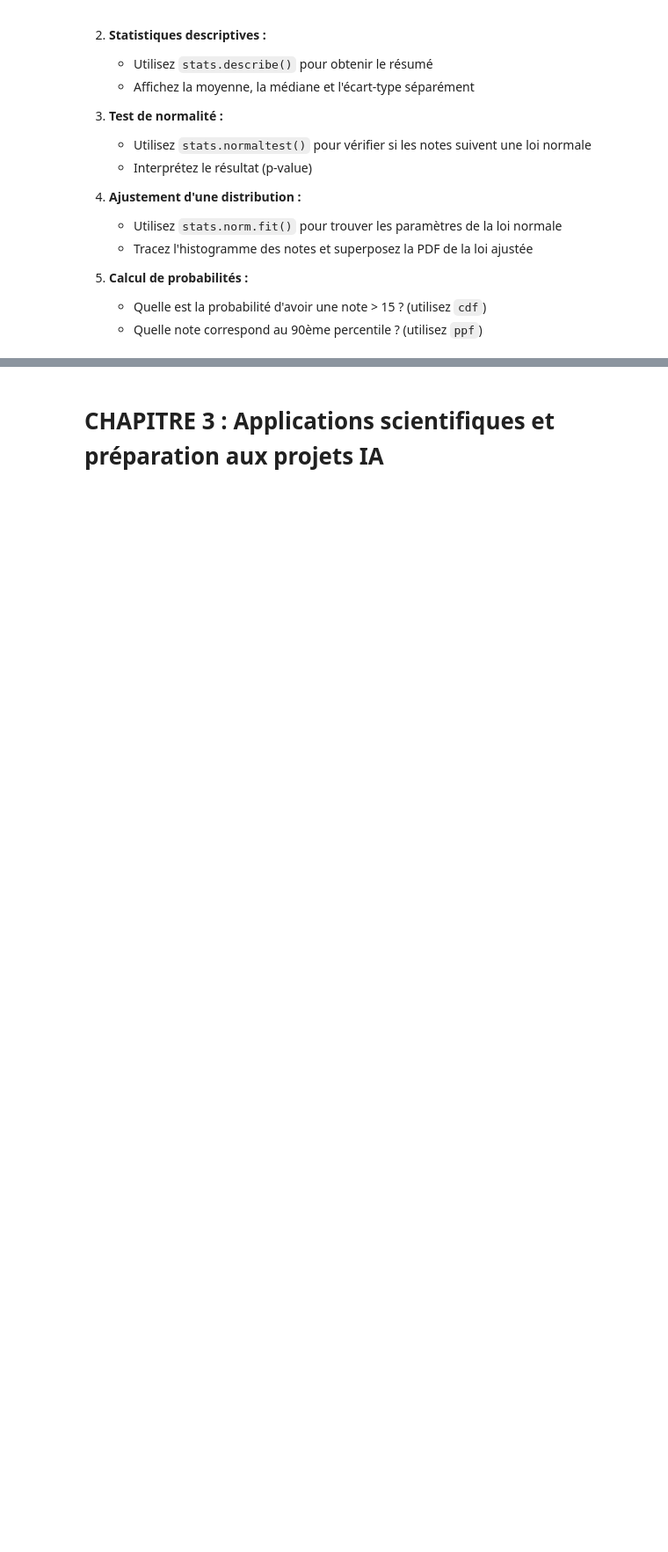
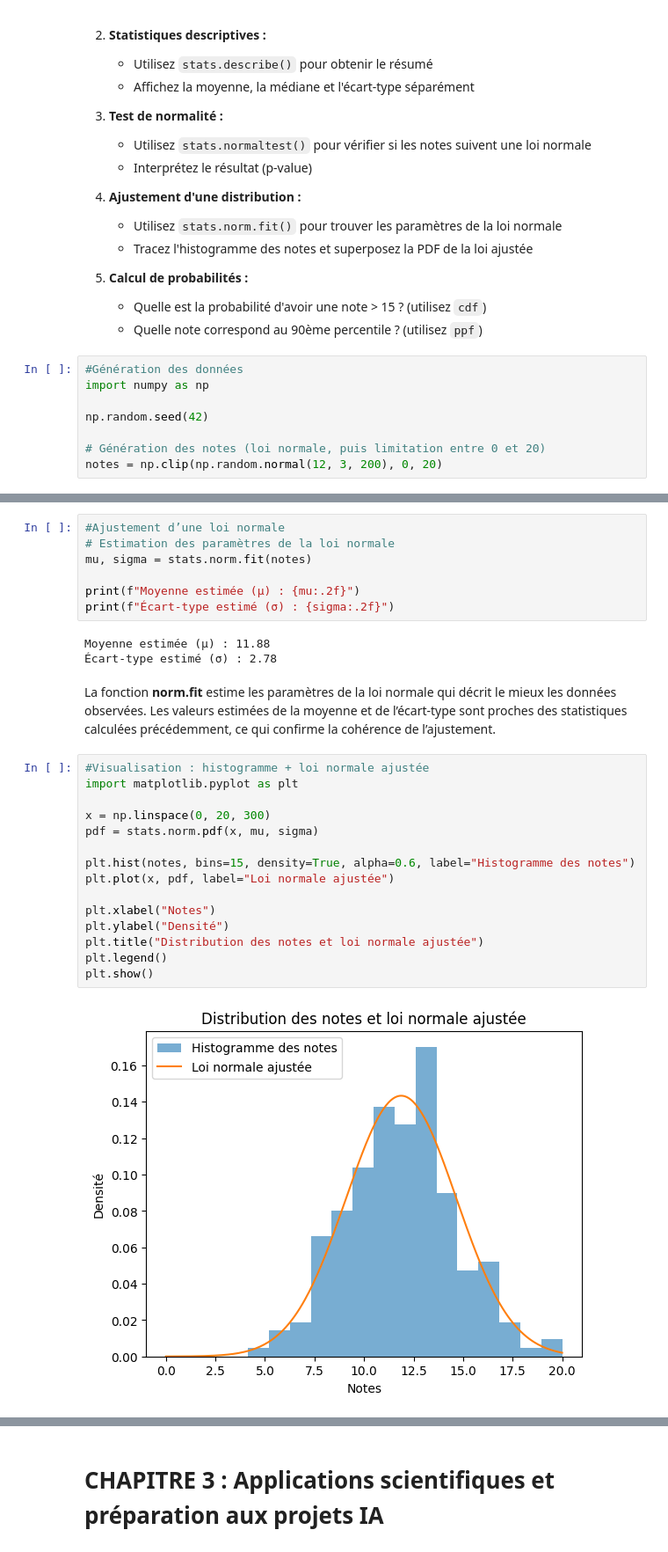
Before and after one commit to USMS-FPK-IA-GI-2025/controle-01-numpy-and-matplotlib-iris-Laylaouyoussef68, a Jupyter notebook: exercices/exercices-pratiques-scipy.ipynb, the cells around one changed output, grey strips where cells are left out. Shown at 88% size. Saved outputs shown, nothing was run; the diff lists cells and outputs as text; blank space fills up the shorter version.

```diff
--- a/exercices/exercices-pratiques-scipy.ipynb
+++ b/exercices/exercices-pratiques-scipy.ipynb
@@ -744,3 +857,11 @@ Vous analysez les résultats d'un examen passé par 200 étudiants.
 5. **Calcul de probabilités :**
    - Quelle est la probabilité d'avoir une note > 15 ? (utilisez `cdf`)
    - Quelle note correspond au 90ème percentile ? (utilisez `ppf`)
+# %%
+#Génération des données
+import numpy as np
+
+np.random.seed(42)
+
+# Génération des notes (loi normale, puis limitation entre 0 et 20)
+notes = np.clip(np.random.normal(12, 3, 200), 0, 20)
@@ -746,0 +928,29 @@ Vous analysez les résultats d'un examen passé par 200 étudiants.
+# %%
+#Ajustement d’une loi normale
+# Estimation des paramètres de la loi normale
+mu, sigma = stats.norm.fit(notes)
+
+print(f"Moyenne estimée (μ) : {mu:.2f}")
+print(f"Écart-type estimé (σ) : {sigma:.2f}")
+# %% [output]
+Moyenne estimée (μ) : 11.88
+Écart-type estimé (σ) : 2.78
+# %% [markdown]
+La fonction **norm.fit** estime les paramètres de la loi normale qui décrit le mieux les données observées. Les valeurs estimées de la moyenne et de l’écart-type sont proches des statistiques calculées précédemment, ce qui confirme la cohérence de l’ajustement.
+# %%
+#Visualisation : histogramme + loi normale ajustée
+import matplotlib.pyplot as plt
+
+x = np.linspace(0, 20, 300)
+pdf = stats.norm.pdf(x, mu, sigma)
+
+plt.hist(notes, bins=15, density=True, alpha=0.6, label="Histogramme des notes")
+plt.plot(x, pdf, label="Loi normale ajustée")
+
+plt.xlabel("Notes")
+plt.ylabel("Densité")
+plt.title("Distribution des notes et loi normale ajustée")
+plt.legend()
+plt.show()
+# %% [output]
+[figure, added]
```
Also changed, not shown: parts of 61 cells of this notebook.
